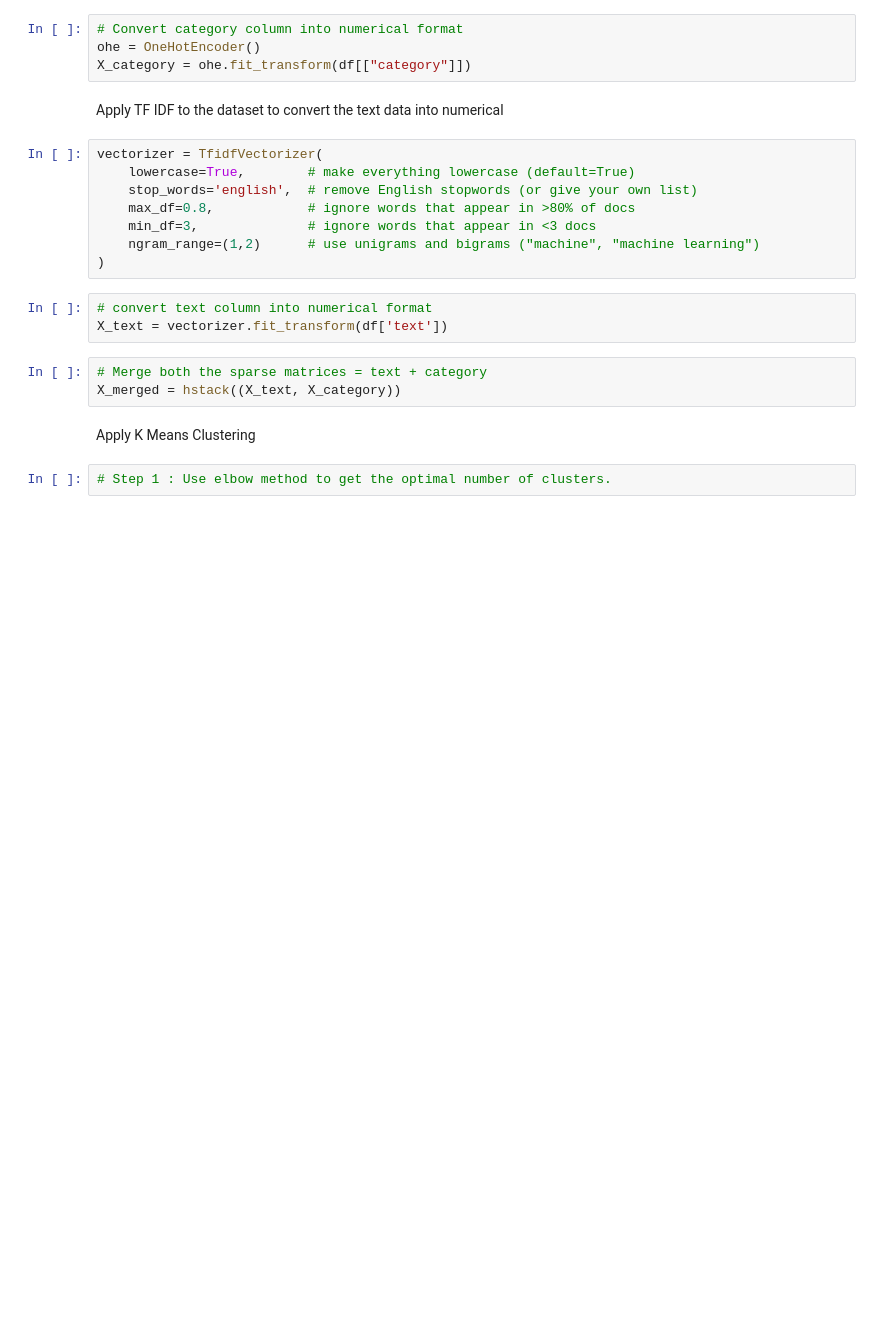
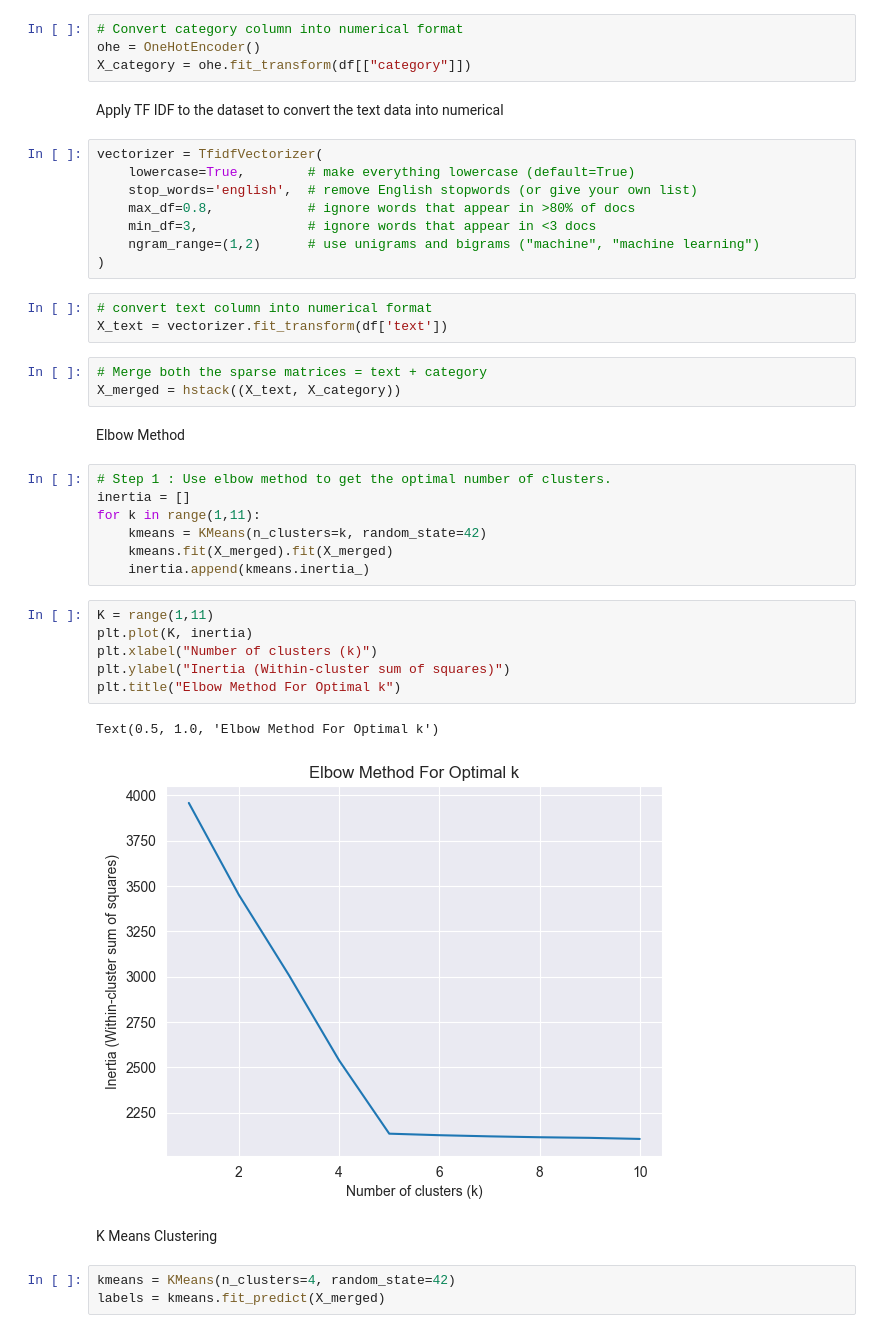
Before and after one commit to namitabagri/News-Segmentation, a Jupyter notebook: main.ipynb, the cells around one changed output. Cells and saved outputs as stored; diff of their text form; blank space fills up the shorter version.

Commit message:
Implement K Means Clustering

```diff
--- a/main.ipynb
+++ b/main.ipynb
@@ -86,6 +86,25 @@ X_text = vectorizer.fit_transform(df['text'])
 # Merge both the sparse matrices = text + category
 X_merged = hstack((X_text, X_category))
 # %% [markdown]
-Apply K Means Clustering
+Elbow Method
 # %%
 # Step 1 : Use elbow method to get the optimal number of clusters.
+inertia = []
+for k in range(1,11):
+    kmeans = KMeans(n_clusters=k, random_state=42)
+    kmeans.fit(X_merged).fit(X_merged)
+    inertia.append(kmeans.inertia_)
+# %%
+K = range(1,11)
+plt.plot(K, inertia)
+plt.xlabel("Number of clusters (k)")
+plt.ylabel("Inertia (Within-cluster sum of squares)")
+plt.title("Elbow Method For Optimal k")
+# %% [output]
+Text(0.5, 1.0, 'Elbow Method For Optimal k')
+[figure, added]
+# %% [markdown]
+K Means Clustering
+# %%
+kmeans = KMeans(n_clusters=4, random_state=42)
+labels = kmeans.fit_predict(X_merged)
```
